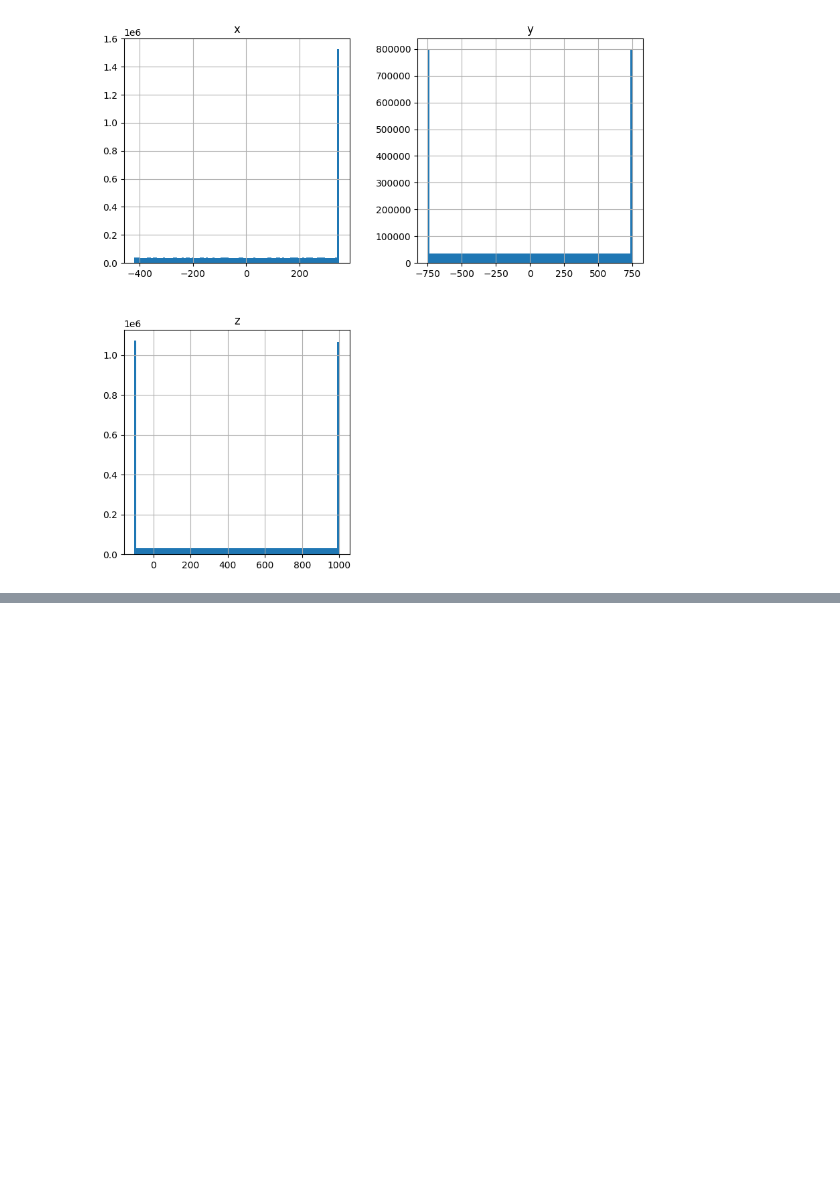
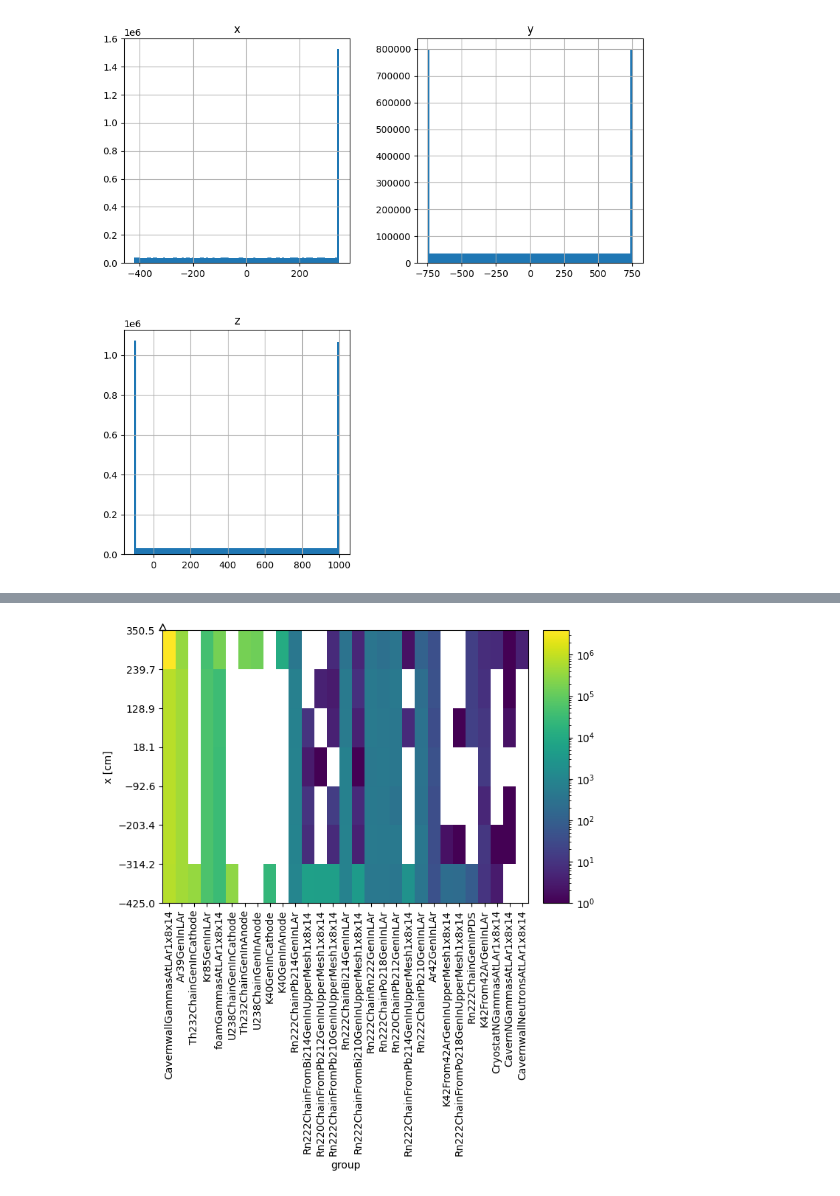
Before and after one commit to alessandrothea/tpvalidator, a Jupyter notebook: notebooks/studies/VDBackgroundMontecarlo_1x8x14.ipynb, the cells around one changed output, grey strips where cells are left out. Cells and saved outputs as stored; diff of their text form; code cells hidden in the pictures; blank space fills up the shorter version.

```diff
--- a/notebooks/studies/VDBackgroundMontecarlo_1x8x14.ipynb
+++ b/notebooks/studies/VDBackgroundMontecarlo_1x8x14.ipynb
@@ -335,0 +285,7 @@ array([[<Axes: title={'center': 'x'}>, <Axes: title={'center': 'y'}>],
+# %%
+mct, _ = mcp.ws.mctruths, mcp.ws.mcparticles
+
+max_ke = max(mct.kinetic_energy.max(), 0) * 1000
+
+mct_g = mcp._make_groups(mcp.ws.mctruths, 'generator_name', )
+x = mcp._build_ke_hist(mct_g, 100, max_ke)
@@ -335,0 +319,15 @@ array([[<Axes: title={'center': 'x'}>, <Axes: title={'center': 'y'}>],
+# %%
+v = 'x'
+v_min = mct[v].min()
+v_max = mct[v].max()
+
+n_binx_v = int((v_max-v_min)//100)
+hist_v = mcp._build_pos_hist(v, mct_g, n_binx_v, v_min, v_max)
+# %%
+import mplhep as hep
+from matplotlib.colors import LogNorm
+fix, ax = plt.subplots()
+hep.hist2dplot(hist_v, ax=ax, norm=LogNorm(vmin=1, vmax=hist_v.values().max()))
+ax.tick_params(axis='x', rotation=90)
+# %% [output]
+[figure, added]
```
Also changed, not shown: parts of 17 cells of this notebook, 3 other files.
